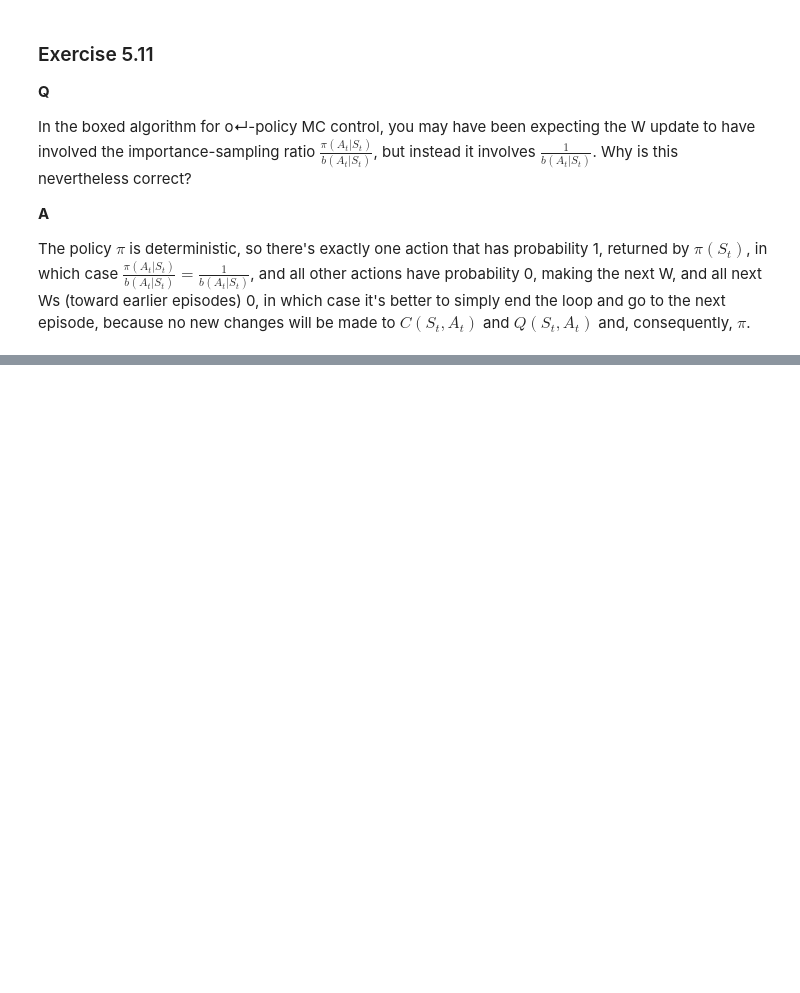
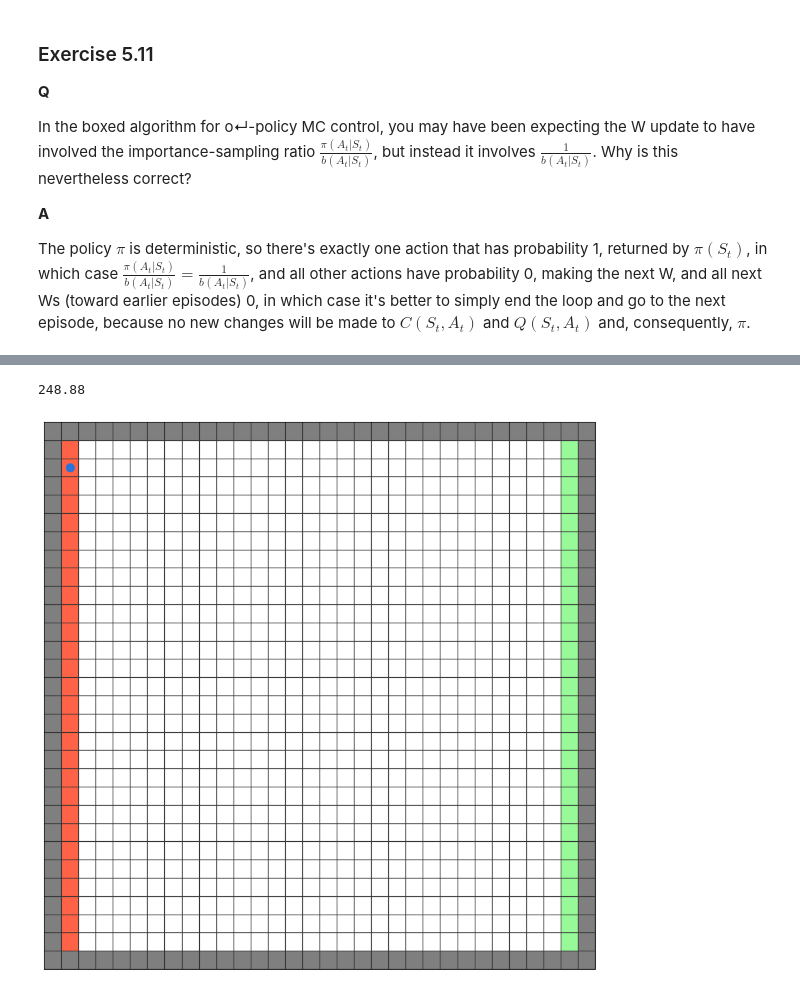
Before and after one commit to lucasbasquerotto/ml-demos, a Jupyter notebook: rl/ch05.ipynb, the cells around one changed output, grey strips where cells are left out. Saved outputs shown, nothing was run; the diff lists cells and outputs as text; code cells hidden in the pictures; blank space fills up the shorter version.

```diff
--- a/rl/ch05.ipynb
+++ b/rl/ch05.ipynb
@@ -262,2 +262,50 @@ It can receive 2 lists with 30 elements each with integer values between 0 and 1
 
 For a given racetrack (possible values of x and y), the policy can be calculated. When using another racetrack, another policy must be used (because the states will be different).
+# %%
+0.976*255
+# %% [output]
+248.88
+# %%
+import matplotlib.pyplot as plt
+import numpy as np
+
+START_COLOR = np.array([255, 99, 71]) / 255
+FINISH_COLOR = np.array([152, 249, 152]) / 255
+CAR_COLOR = np.array([39, 116, 218]) / 255
+
+def plot_grid():
+    # Define grid dimensions
+    rows, cols = 30, 32
+
+    # Create a 2D array filled with white color (default)
+    grid = np.ones((rows, cols, 3))
+
+    # Set out-of-bounds cells to grey
+    grid[:, 0] = [0.5, 0.5, 0.5]  # Left column
+    grid[:, -1] = [0.5, 0.5, 0.5]  # Right column
+    grid[0, :] = [0.5, 0.5, 0.5]  # Top row
+    grid[-1, :] = [0.5, 0.5, 0.5]  # Bottom row
+
+    # Set starting line cells to light red
+    grid[1:rows-1, 1] = START_COLOR  # Second column
+
+    # Set finish line cells to light green
+    grid[1:rows-1, cols-2] = FINISH_COLOR  # Second to last column
+
+    # Plot the grid
+    plt.figure(figsize=(12, 12))
+    plt.imshow(grid, aspect='auto')
+    plt.grid(which='both', color='#333', linestyle='-', linewidth=1)
+    plt.xticks(np.arange(.5, cols, 1), [])
+    plt.yticks(np.arange(.5, rows, 1), [])
+    plt.tick_params(bottom=False, top=False, left=False, right=False, labelbottom=False, labelleft=False)
+
+    # include a small circle with color light blue in cell (2,1)
+    plt.plot(1, 2, 'o', color=CAR_COLOR, markersize=10)
+
+    plt.show()
+
+# Call the function to plot the grid
+plot_grid()
+# %% [output]
+[figure, added]
```
Also changed, not shown: parts of 2 cells of this notebook.
